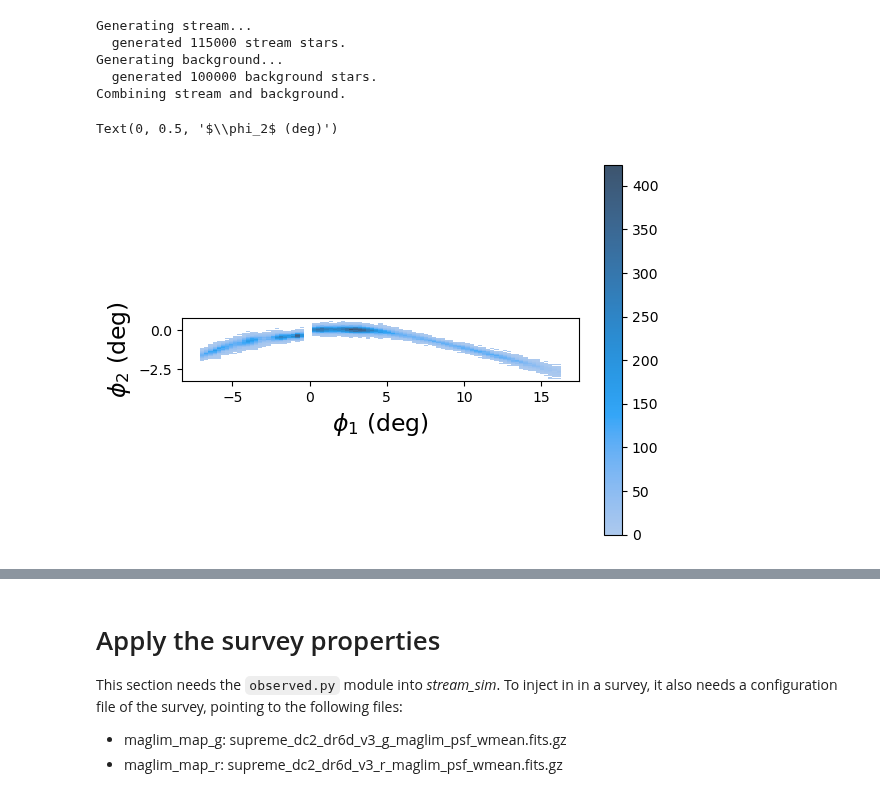
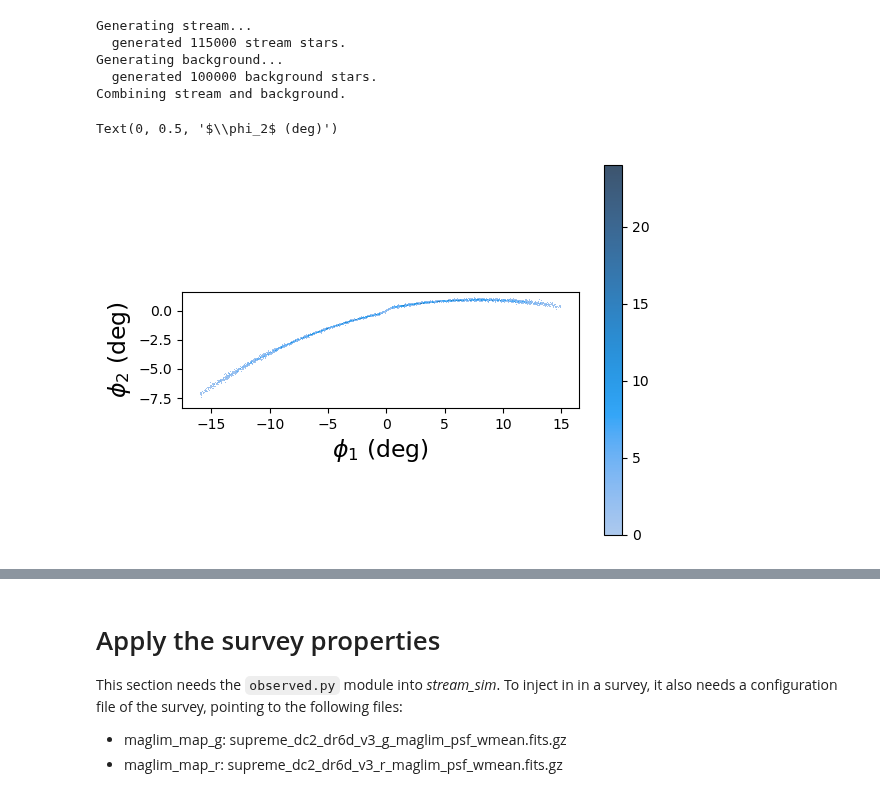
Before and after one commit to johannct/stream_sim, a Jupyter notebook: notebooks/injection_lsst_example.ipynb, the cells around one changed output, grey strips where cells are left out. Drawn from its saved outputs; the diff is of its cells as text; code cells hidden in the pictures.

```diff
--- a/notebooks/injection_lsst_example.ipynb
+++ b/notebooks/injection_lsst_example.ipynb
@@ -94,15 +94,15 @@ Combining stream and background.
 # %%
 import seaborn as sns
 import matplotlib.pyplot as plt
 fig,ax = plt.subplots(1,1)
 streamstars = stream[stream['flag']==1]
-sns.histplot(x=streamstars['phi1'],y=streamstars['phi2'],cbar=True)
+sns.histplot(x=streamstars['phi1'],y=streamstars['phi2'],cbar=True, bins=1000)
 plt.axis('scaled')
 ax.set_xlabel(r'$\phi_1$ (deg)',fontsize=17)
 ax.set_ylabel(r'$\phi_2$ (deg)',fontsize=17)
 # %% [output]
 Text(0, 0.5, '$\\phi_2$ (deg)')
-[figure, old version]
+[figure, new version]
 # %%
 stream[stream['flag']==1].describe()
 # %% [output]
```
Also changed, not shown: parts of 10 cells of this notebook, 6 other files.
